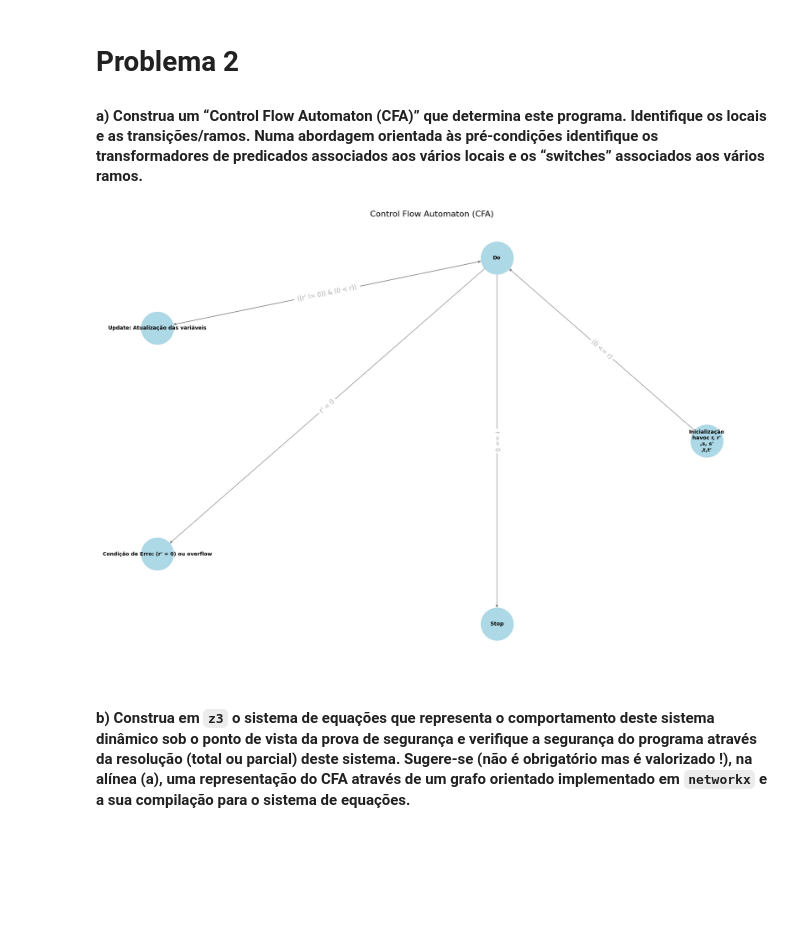
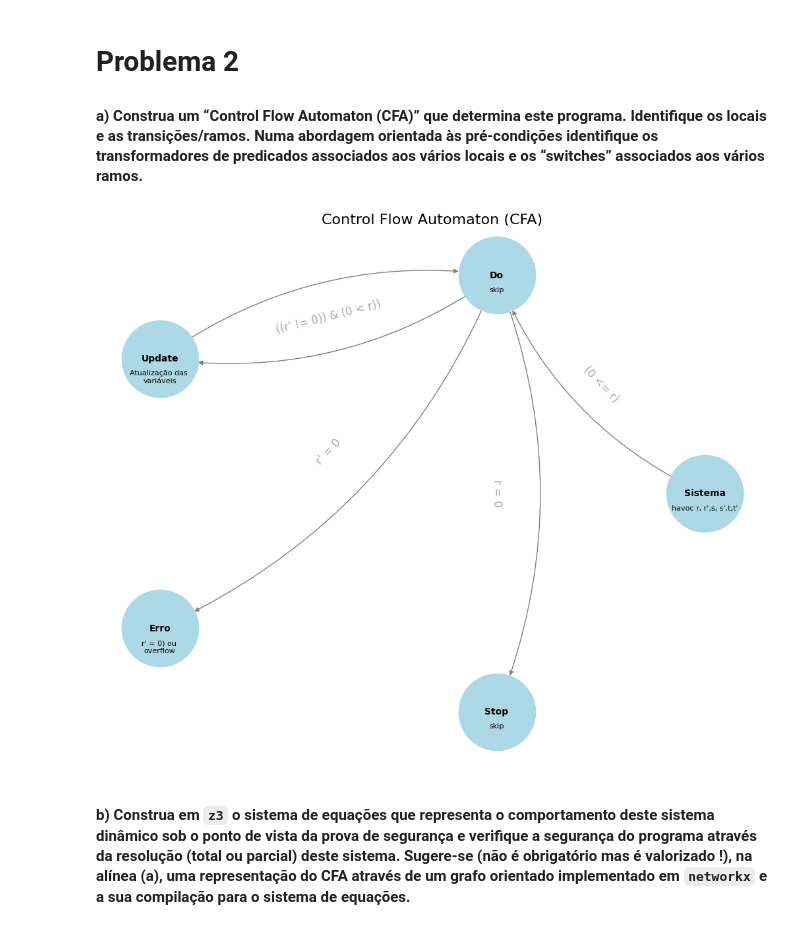
Before and after one commit to 27Nizzo/Logica-Comp.-TP-s, a Jupyter notebook: Tps/TP3/Problema2.ipynb, the cells around one changed output. Drawn from its saved outputs; the diff is of its cells as text; code cells hidden in the pictures; blank space fills up the shorter version.

```diff
--- a/Tps/TP3/Problema2.ipynb
+++ b/Tps/TP3/Problema2.ipynb
@@ -5,45 +5,49 @@
 # %%
 import matplotlib.pyplot as plt
 import networkx as nx
 
 # Criação do grafo usando NetworkX
 G = nx.DiGraph()
 
 # Adicionando nós
-G.add_node('Sistema', label="Inicialização\nhavoc r, r'\n,s, s'\n,t,t'")
-G.add_node('Do', label='Do')
-G.add_node('Update', label='Update: Atualização das variáveis\n')
-G.add_node('Erro', label='Condição de Erro: (r\' = 0) ou overflow')
-G.add_node('Stop', label='Stop')
+G.add_node('Sistema', annotation="havoc r, r',s, s',t,t'")
+G.add_node('Do', annotation='skip')
+G.add_node('Update', annotation='Atualização das \nvariáveis')
+G.add_node('Erro', annotation='r\' = 0) ou \noverflow')
+G.add_node('Stop', annotation='skip')
 
 # Adicionando arestas (transições)
 G.add_edge('Sistema', 'Do', label='(0 <= r)')
 G.add_edge('Do', 'Update', label='((!(r\' = 0)) & (0 < r))')
 G.add_edge('Do', 'Erro', label='r\' = 0')
 G.add_edge('Update', 'Do', label='((r\' != 0)) & (0 < r))')
-G.add_edge('Do', 'Stop', label='r == 0')
+G.add_edge('Do', 'Stop', label='r = 0')
 
 # Posicionamento dos nós (usando um layout circular para clareza)
 pos = nx.circular_layout(G)
 
 # Desenhando o grafo sem labels externos
-plt.figure(figsize=(18, 12))
-nx.draw(G, pos, with_labels=False, node_size=4000, node_color='lightblue', font_size=10, font_weight='bold', edge_color='gray')
+plt.figure(figsize=(10, 8))
+nx.draw(G, pos, with_labels=True, node_size=7000, node_color='lightblue', font_size=10, font_weight='bold', edge_color='gray',connectionstyle="arc3,rad=-0.2")
 
-# Adicionando rótulos personalizados dentro dos nós
-node_labels = {node: G.nodes[node]['label'] for node in G.nodes}
-nx.draw_networkx_labels(G, pos, labels=node_labels, font_size=10, font_weight='bold', verticalalignment='center')
+
 
 # Adicionando rótulos nas arestas
 edge_labels = nx.get_edge_attributes(G, 'label')
 nx.draw_networkx_edge_labels(G, pos, edge_labels=edge_labels, font_size=12, font_weight='normal', font_color='darkgray')
 
+annotations = nx.get_node_attributes(G, 'annotation')
+for node, annotation in annotations.items():
+    xp, yp = pos[node]
+    plt.text(xp, yp-0.05, annotation, fontsize=8, ha='center', va='top')
+
+
 # Exibindo o diagrama
 plt.title('Control Flow Automaton (CFA)', fontsize=16)
 plt.axis('off')  # Desativa o eixo para uma melhor visualização
 plt.show()
 # %% [output]
-[figure, old version]
+[figure, new version]
 # %% [markdown]
 #### b) Construa em `z3` o sistema de equações que representa o comportamento deste sistema dinâmico sob o ponto de vista da prova de segurança e verifique a segurança do programa através da resolução (total ou parcial) deste sistema. Sugere-se (não é obrigatório mas é valorizado !), na alínea (a), uma representação do CFA através de  um grafo orientado  implementado  em `networkx`  e a sua compilação para o sistema de equações.
 # %%
```
